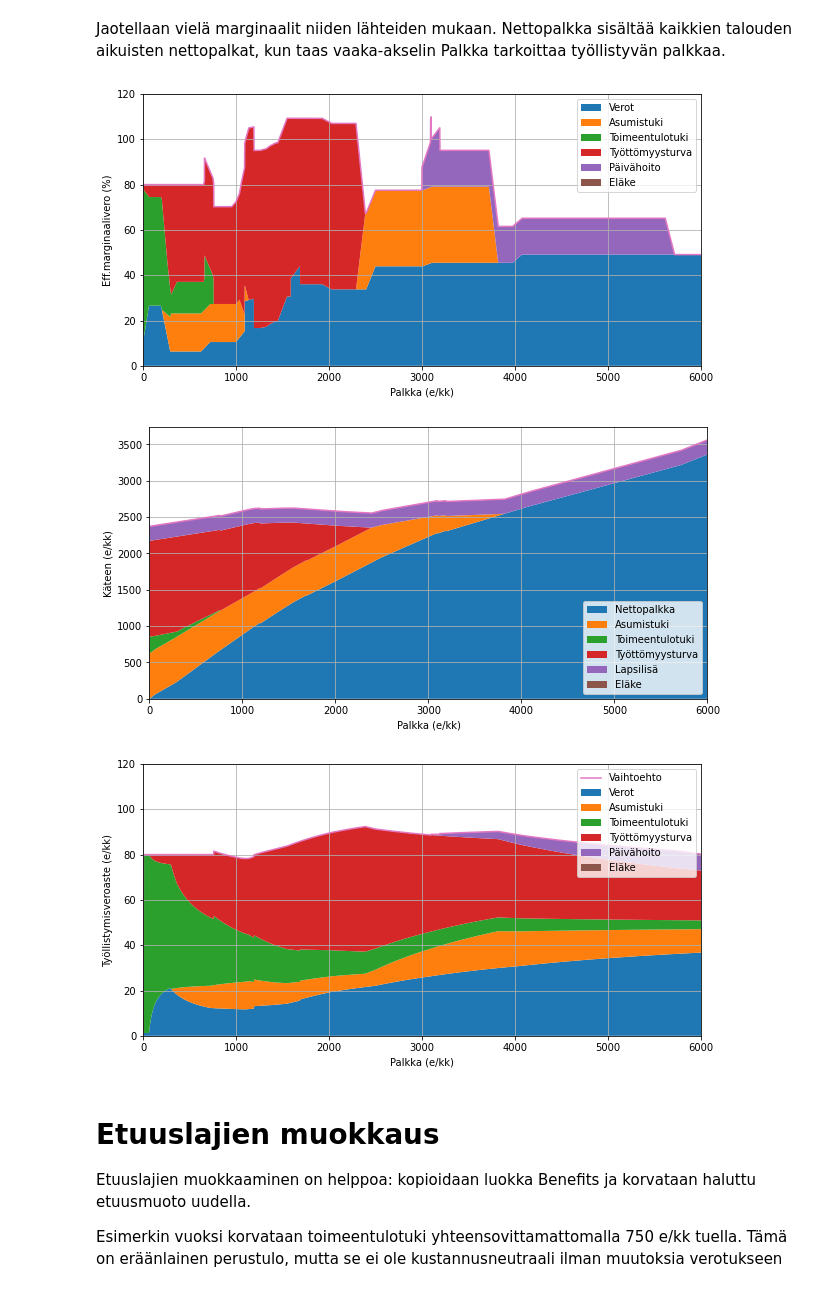
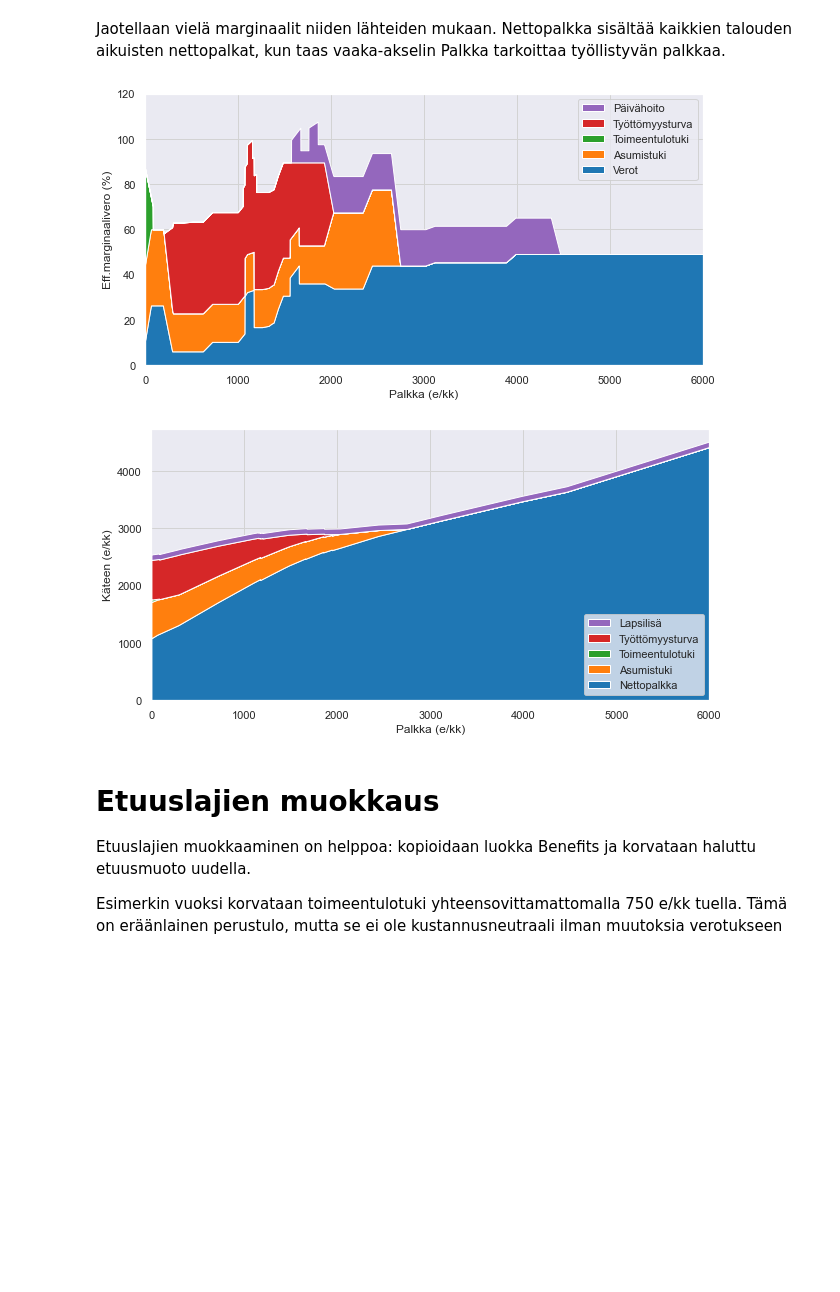
Before and after one commit to ajtanskanen/benefits, a Jupyter notebook: kannusteet.ipynb, the cells around one changed output. Saved outputs shown, nothing was run; the diff lists cells and outputs as text; code cells hidden in the pictures; blank space fills up the shorter version.

```diff
--- a/kannusteet.ipynb
+++ b/kannusteet.ipynb
@@ -37,5 +37,5 @@ plt.rcParams['figure.figsize'] = [10, 5]
 
 Laskee työllisyysveroaste, työnteon efektiivisen marginaalivero ja käteen jäävä ansio kirjaston avulla. Valitaan ensin tyyppitapaus. Muuttuja p kertoo tarkat tiedot laskennankohteesta, selite sisältää kuvauksen siitä ja parametri tulosta kehottaa printtaamaan selite:en.
 # %%
-p,selite=fin_benefits.perheparametrit(perhetyyppi=11,tulosta=True)
+p,selite=fin_benefits.perheparametrit(perhetyyppi=12,tulosta=True)
 # %% [output]
@@ -59,11 +59,10 @@ basenetto,baseeff,basetva=ben.laske_ja_plottaa(p)
 Jaotellaan vielä marginaalit niiden lähteiden mukaan. Nettopalkka sisältää kaikkien talouden aikuisten nettopalkat, kun taas vaaka-akselin Palkka tarkoittaa työllistyvän palkkaa.
 # %%
 # ja lasketaan & plotataan tulokset
-ben.laske_ja_plottaa_marginaalit(p)
+ben.laske_ja_plottaa_marginaalit(p,plot_tva=False,figname='verkkoon_gs_',grayscale=False,incl_perustulo=False,incl_elake=False)
 # %% [output]
-[figure, old version]
+[figure, new version]
-[figure, old version]
+[figure, new version]
-[figure, removed]
 # %% [markdown]
 # Etuuslajien muokkaus
 Etuuslajien muokkaaminen on helppoa: kopioidaan luokka Benefits ja korvataan haluttu etuusmuoto uudella.
```
Also changed, not shown: parts of 7 cells of this notebook, 9 other files.
